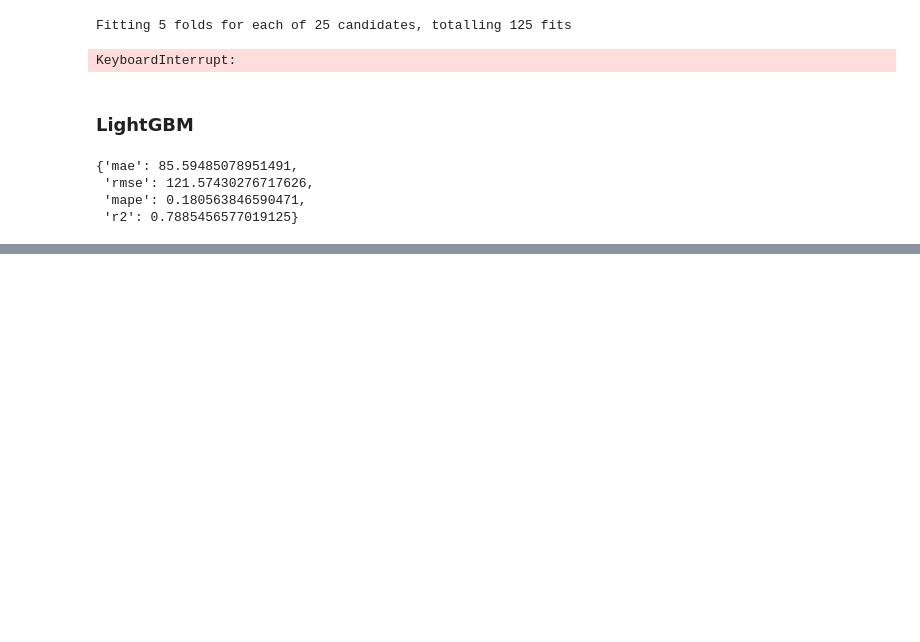
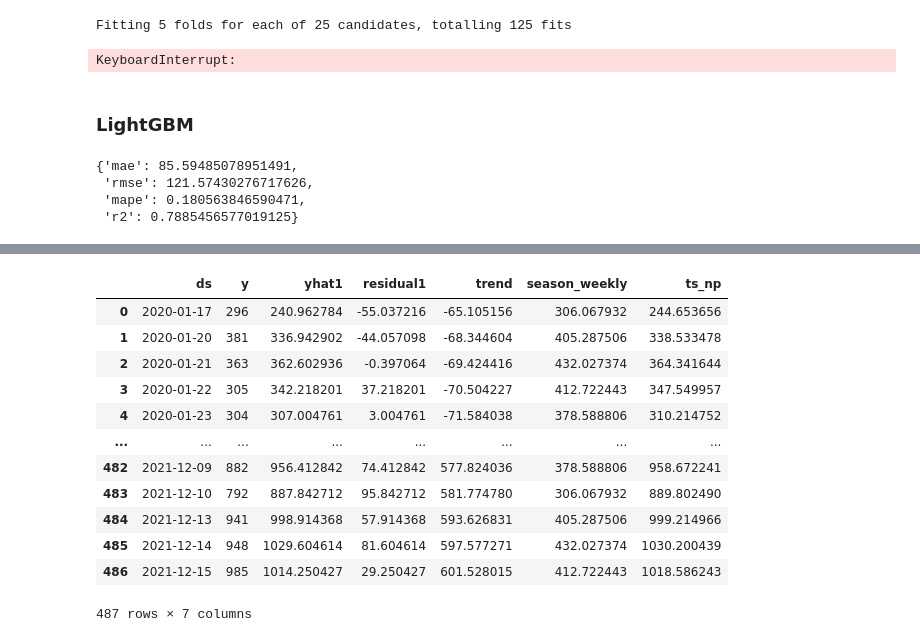
Before and after one commit to canonicalized/CallCenterForecast, a Jupyter notebook: callcenter.ipynb, the cells around one changed output, grey strips where cells are left out. Cells and saved outputs as stored; diff of their text form; code cells hidden in the pictures; blank space fills up the shorter version.

```diff
--- a/callcenter.ipynb
+++ b/callcenter.ipynb
@@ -252,0 +274,16 @@ array([0.01941083, 0.01600323, 0.84203716, 0.0647718 , 0.05777698])
+# %%
+forecast
+# %% [output]
+|  | ds | y | yhat1 | residual1 | trend | season_weekly | ts_np |
+| 0 | 2020-01-17 | 296 | 240.962784 | -55.037216 | -65.105156 | 306.067932 | 244.653656 |
+| 1 | 2020-01-20 | 381 | 336.942902 | -44.057098 | -68.344604 | 405.287506 | 338.533478 |
+| 2 | 2020-01-21 | 363 | 362.602936 | -0.397064 | -69.424416 | 432.027374 | 364.341644 |
+| 3 | 2020-01-22 | 305 | 342.218201 | 37.218201 | -70.504227 | 412.722443 | 347.549957 |
+| 4 | 2020-01-23 | 304 | 307.004761 | 3.004761 | -71.584038 | 378.588806 | 310.214752 |
+| ... | ... | ... | ... | ... | ... | ... | ... |
+| 482 | 2021-12-09 | 882 | 956.412842 | 74.412842 | 577.824036 | 378.588806 | 958.672241 |
+| 483 | 2021-12-10 | 792 | 887.842712 | 95.842712 | 581.774780 | 306.067932 | 889.802490 |
+| 484 | 2021-12-13 | 941 | 998.914368 | 57.914368 | 593.626831 | 405.287506 | 999.214966 |
+| 485 | 2021-12-14 | 948 | 1029.604614 | 81.604614 | 597.577271 | 432.027374 | 1030.200439 |
+| 486 | 2021-12-15 | 985 | 1014.250427 | 29.250427 | 601.528015 | 412.722443 | 1018.586243 |
+487 rows × 7 columns
```
Also changed, not shown: parts of 20 cells of this notebook.
